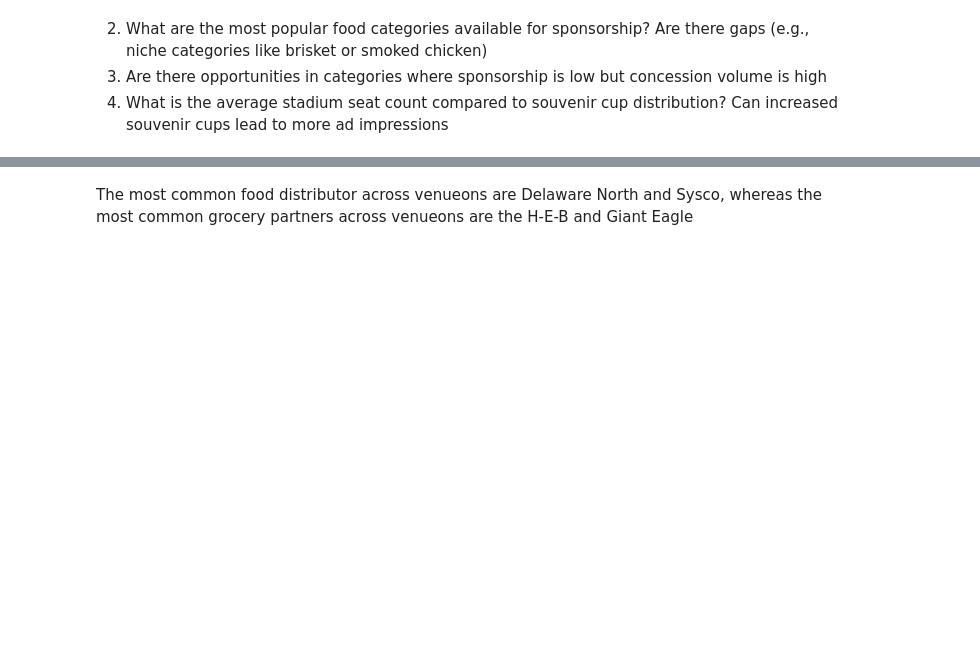
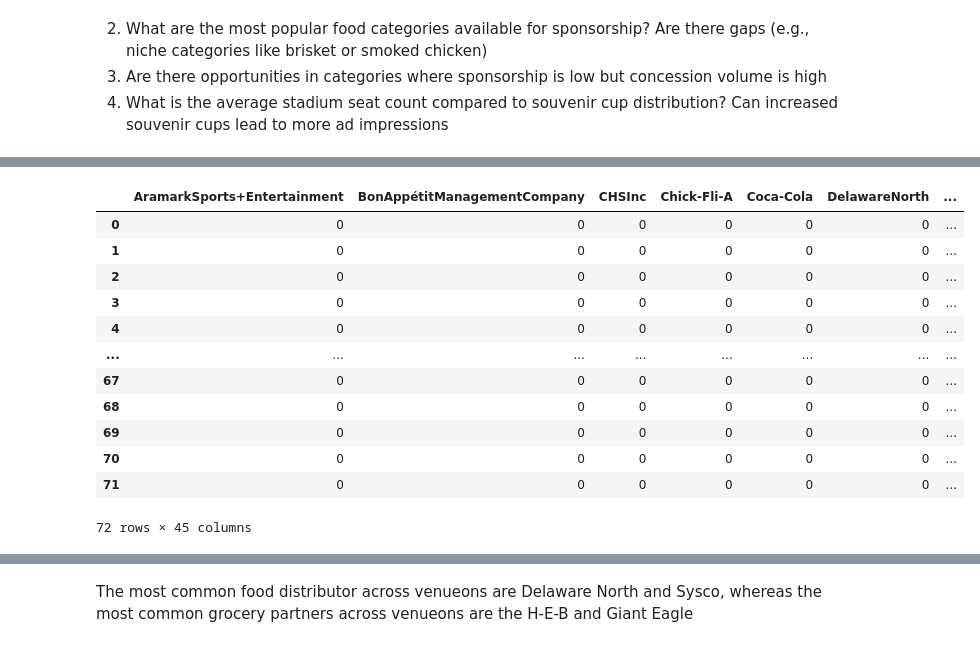
Before and after one commit to Eric-Douglas-Pastore/eric-douglas-pastore.github.io, a Jupyter notebook: MLB (2).ipynb, the cells around one changed output, grey strips where cells are left out. Saved outputs shown, nothing was run; the diff lists cells and outputs as text; code cells hidden in the pictures; blank space fills up the shorter version.

```diff
--- a/MLB (2).ipynb
+++ b/MLB (2).ipynb
@@ -160,12 +134,0 @@ mlb2.assign(method1='',method2='',method3='',method4='',method5='',method6='',me
-# %%
-mylist2 = pd.DataFrame(mylist2) # Convert mylist2 to a pandas DataFrame
-# Iterate through all the items in the mylist DataFrame
-for i in range(len(mylist2)):
-    # Iterate through all of the items in the autism dataset
-    for j in range(len(mlb2)):
-        # Case 1: is the current item from the ith list in the jth cell of the "Case Identification Method" column?
-        if mylist2[0][i] in mlb2.at[j, "food_distributor"]:
-            mlb2.at[j,mylist2[0][i]]=True # Assigns True to the jth cell of the ith element of the 0th index of mylist
-        # Case 2: is the current item from the ith list NOT in the jth cell of the "Case Identification Method" column?
-        else:
-            mlb2.at[j,mylist2[0][i]]=False # Assigns False to the jth cell of the ith element of the 0th index of mylist
@@ -202,0 +135,6 @@ Name: Sysco, Length: 72, dtype: object
+# %%
+mlb2['food_distributor'] = mlb2['food_distributor'].str.replace(' ','')
+# One-hot encoding with comma as a separator
+dummies = mlb2['food_distributor'].str.get_dummies(sep=',')
+# Concatenate the encoded columns with the original DataFrame
+mlb2 = pd.concat([mlb2, dummies], axis=1)
@@ -263,12 +169,0 @@ mlb2.assign(method1='',method2='',method3='',method4='',method5='',method6='',me
-# %%
-mylist2 = pd.DataFrame(mylist2) # Convert mylist2 to a pandas DataFrame
-# Iterate through all the items in the mylist DataFrame
-for i in range(len(mylist2)):
-    # Iterate through all of the items in the autism dataset
-    for j in range(len(mlb2)):
-        # Case 1: is the current item from the ith list in the jth cell of the "Case Identification Method" column?
-        if mylist2[0][i] in mlb2.at[j, "grocery_partner"]:
-            mlb2.at[j,mylist2[0][i]]=True # Assigns True to the jth cell of the ith element of the 0th index of mylist
-        # Case 2: is the current item from the ith list NOT in the jth cell of the "Case Identification Method" column?
-        else:
-            mlb2.at[j,mylist2[0][i]]=False # Assigns False to the jth cell of the ith element of the 0th index of mylist
@@ -290,0 +413,6 @@ mlb2
+# %%
+mlb2['grocery_partner'] = mlb2['grocery_partner'].str.replace(' ','')
+# One-hot encoding with comma as a separator
+dummies = mlb2['grocery_partner'].str.get_dummies(sep=',')
+# Concatenate the encoded columns with the original DataFrame
+mlb2 = pd.concat([mlb2, dummies], axis=1)
@@ -290,0 +451,16 @@ mlb2
+# %%
+dummies
+# %% [output]
+|  | AramarkSports+Entertainment | BonAppétitManagementCompany | CHSInc | Chick-Fli-A | Coca-Cola | DelawareNorth | ... |
+| 0 | 0 | 0 | 0 | 0 | 0 | 0 | ... |
+| 1 | 0 | 0 | 0 | 0 | 0 | 0 | ... |
+| 2 | 0 | 0 | 0 | 0 | 0 | 0 | ... |
+| 3 | 0 | 0 | 0 | 0 | 0 | 0 | ... |
+| 4 | 0 | 0 | 0 | 0 | 0 | 0 | ... |
+| ... | ... | ... | ... | ... | ... | ... | ... |
+| 67 | 0 | 0 | 0 | 0 | 0 | 0 | ... |
+| 68 | 0 | 0 | 0 | 0 | 0 | 0 | ... |
+| 69 | 0 | 0 | 0 | 0 | 0 | 0 | ... |
+| 70 | 0 | 0 | 0 | 0 | 0 | 0 | ... |
+| 71 | 0 | 0 | 0 | 0 | 0 | 0 | ... |
+72 rows × 45 columns
```
Also changed, not shown: parts of 132 cells of this notebook.
